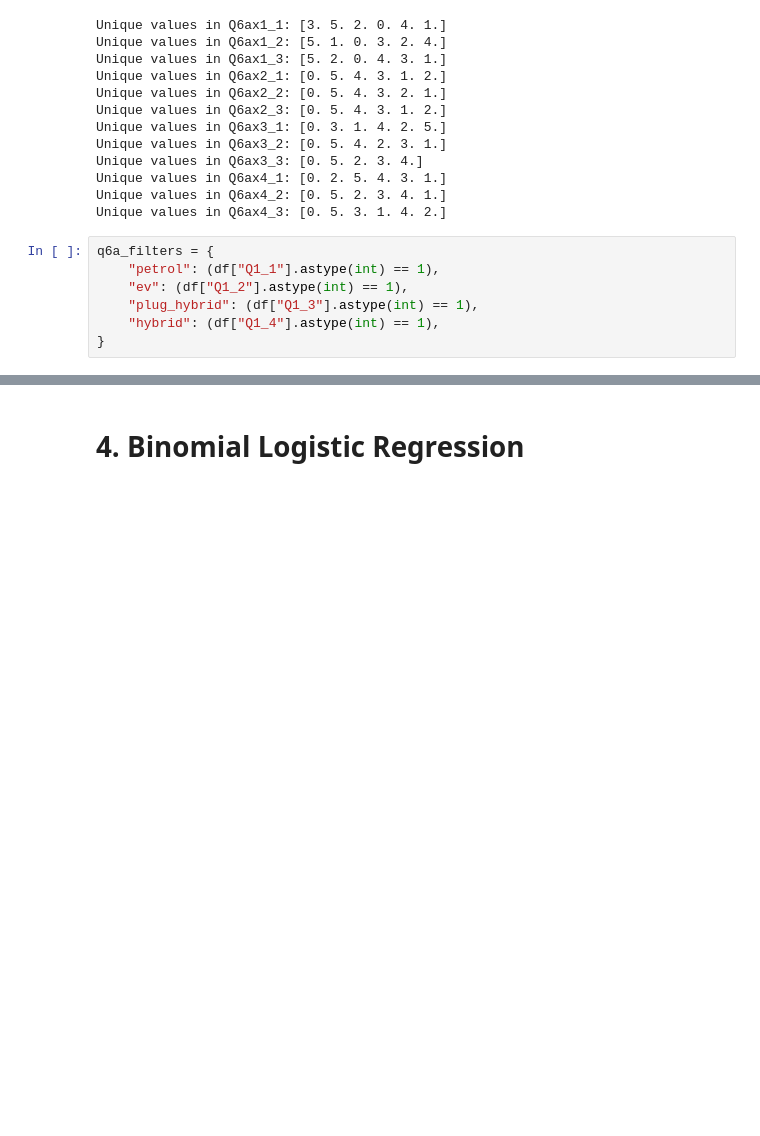
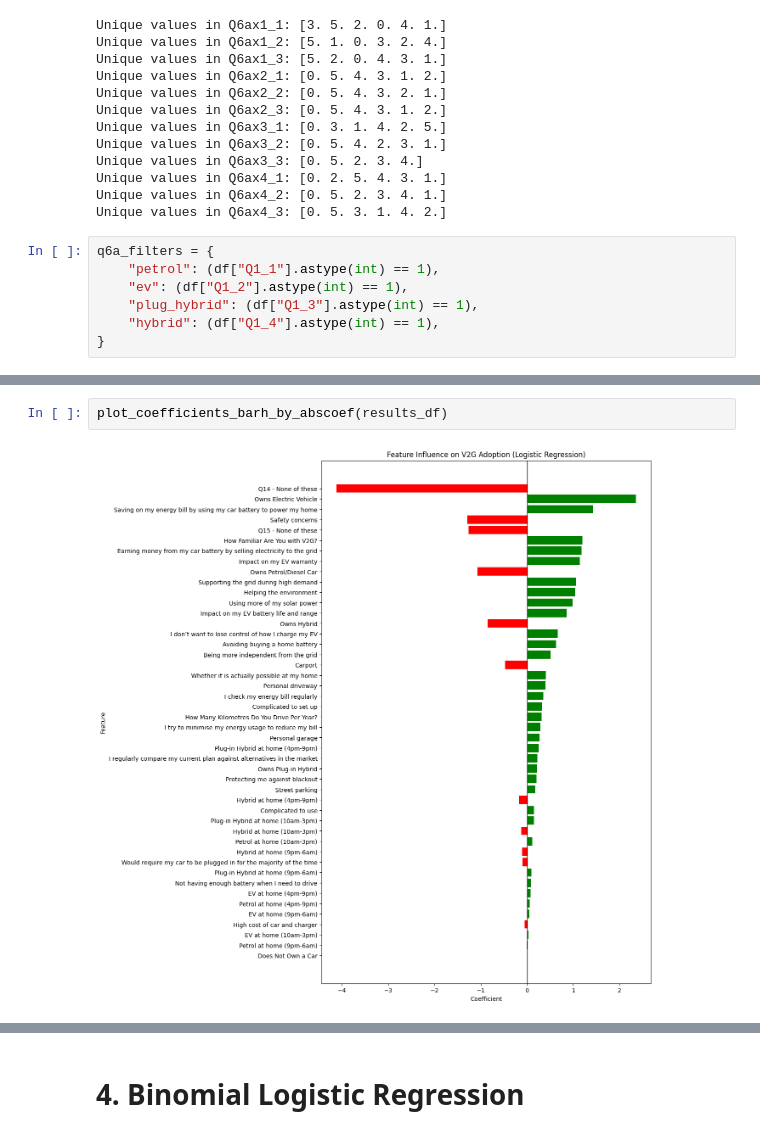
Before and after one commit to bernardomendonca/v2g-survey-analysis, a Jupyter notebook: 3_logistic_regression.ipynb, the cells around one changed output, grey strips where cells are left out. Cells and saved outputs as stored; diff of their text form; blank space fills up the shorter version.

```diff
--- a/3_logistic_regression.ipynb
+++ b/3_logistic_regression.ipynb
@@ -494,0 +312,4 @@ plt.show()
+# %%
+plot_coefficients_barh_by_abscoef(results_df)
+# %% [output]
+[figure, added]
```
Also changed, not shown: parts of 53 cells of this notebook, 7 other files.
